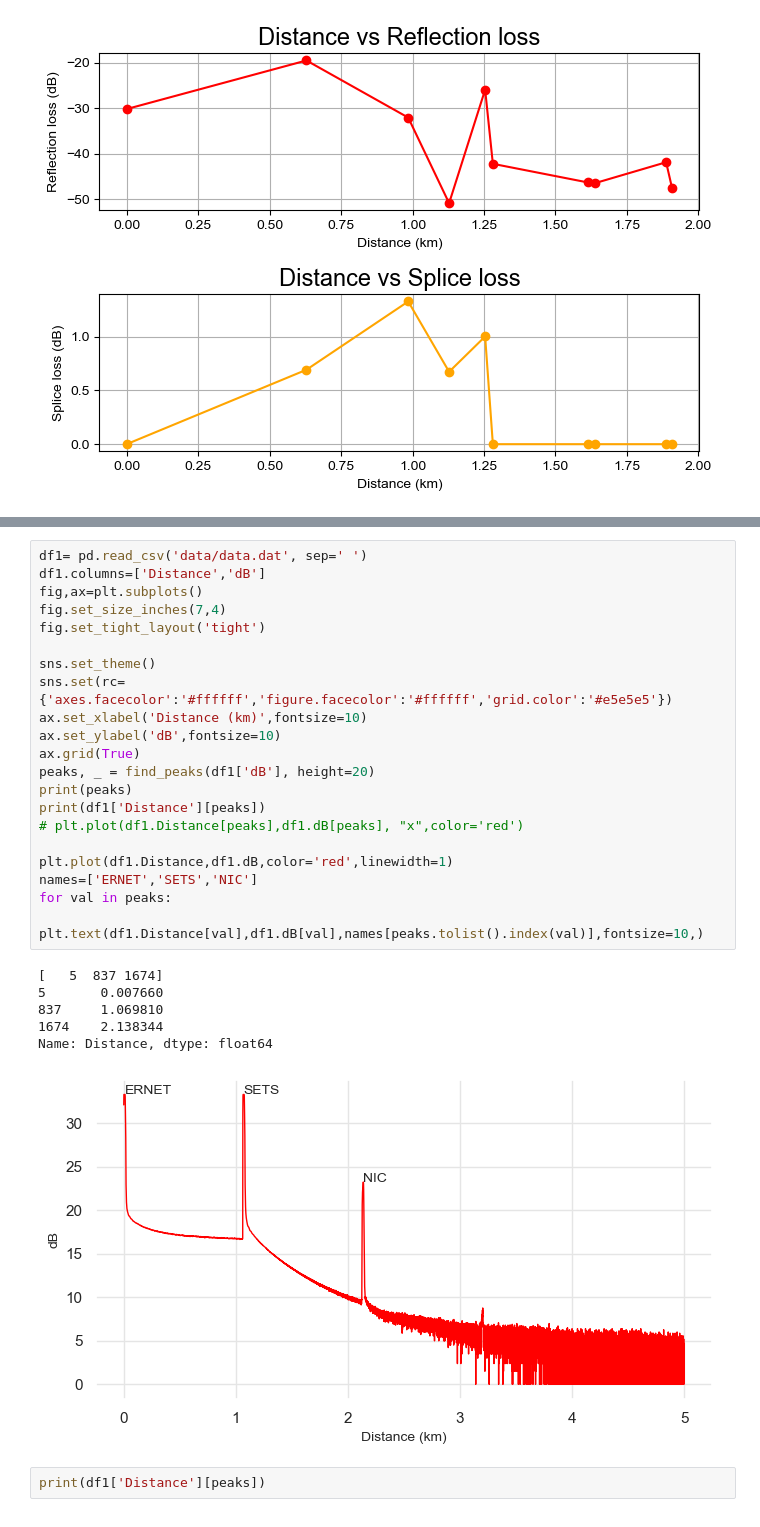
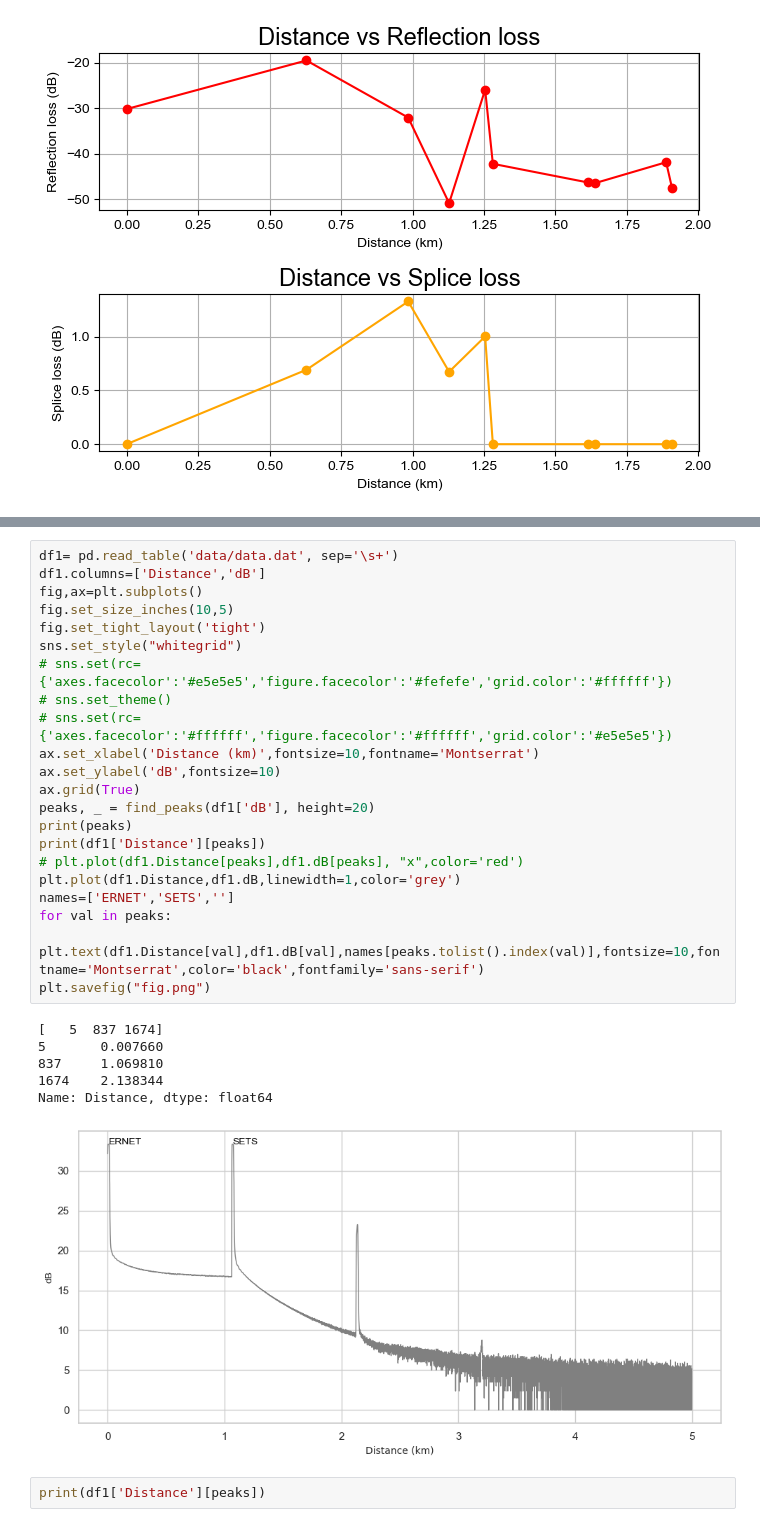
Before and after one commit to yogi512/OTDRplotting, a Jupyter notebook: plotter.ipynb, the cells around one changed output, grey strips where cells are left out. Saved outputs shown, nothing was run; the diff lists cells and outputs as text.

```diff
--- a/plotter.ipynb
+++ b/plotter.ipynb
@@ -98,31 +98,32 @@ plt.savefig("fig.png")
 # %%
-df1= pd.read_csv('data/data.dat', sep=' ')
+df1= pd.read_table('data/data.dat', sep='\s+')
 df1.columns=['Distance','dB']
 fig,ax=plt.subplots()
-fig.set_size_inches(7,4)
+fig.set_size_inches(10,5)
 fig.set_tight_layout('tight')
-
-sns.set_theme()
-sns.set(rc={'axes.facecolor':'#ffffff','figure.facecolor':'#ffffff','grid.color':'#e5e5e5'})
-ax.set_xlabel('Distance (km)',fontsize=10)
+sns.set_style("whitegrid")
+# sns.set(rc={'axes.facecolor':'#e5e5e5','figure.facecolor':'#fefefe','grid.color':'#ffffff'})
+# sns.set_theme()
+# sns.set(rc={'axes.facecolor':'#ffffff','figure.facecolor':'#ffffff','grid.color':'#e5e5e5'})
+ax.set_xlabel('Distance (km)',fontsize=10,fontname='Montserrat')
 ax.set_ylabel('dB',fontsize=10)
 ax.grid(True)
 peaks, _ = find_peaks(df1['dB'], height=20)
 print(peaks)
 print(df1['Distance'][peaks])
 # plt.plot(df1.Distance[peaks],df1.dB[peaks], "x",color='red')
-
-plt.plot(df1.Distance,df1.dB,color='red',linewidth=1)
-names=['ERNET','SETS','NIC']
+plt.plot(df1.Distance,df1.dB,linewidth=1,color='grey')
+names=['ERNET','SETS','']
 for val in peaks:
-    plt.text(df1.Distance[val],df1.dB[val],names[peaks.tolist().index(val)],fontsize=10,)
+    plt.text(df1.Distance[val],df1.dB[val],names[peaks.tolist().index(val)],fontsize=10,fontname='Montserrat',color='black',fontfamily='sans-serif')
+plt.savefig("fig.png")
 # %% [output]
 [   5  837 1674]
 5       0.007660
 837     1.069810
 1674    2.138344
 Name: Distance, dtype: float64
-[figure, old version]
+[figure, new version]
 # %%
 print(df1['Distance'][peaks])
 # %% [output]
```
Also changed, not shown: parts of 5 cells of this notebook, 13 other files.
